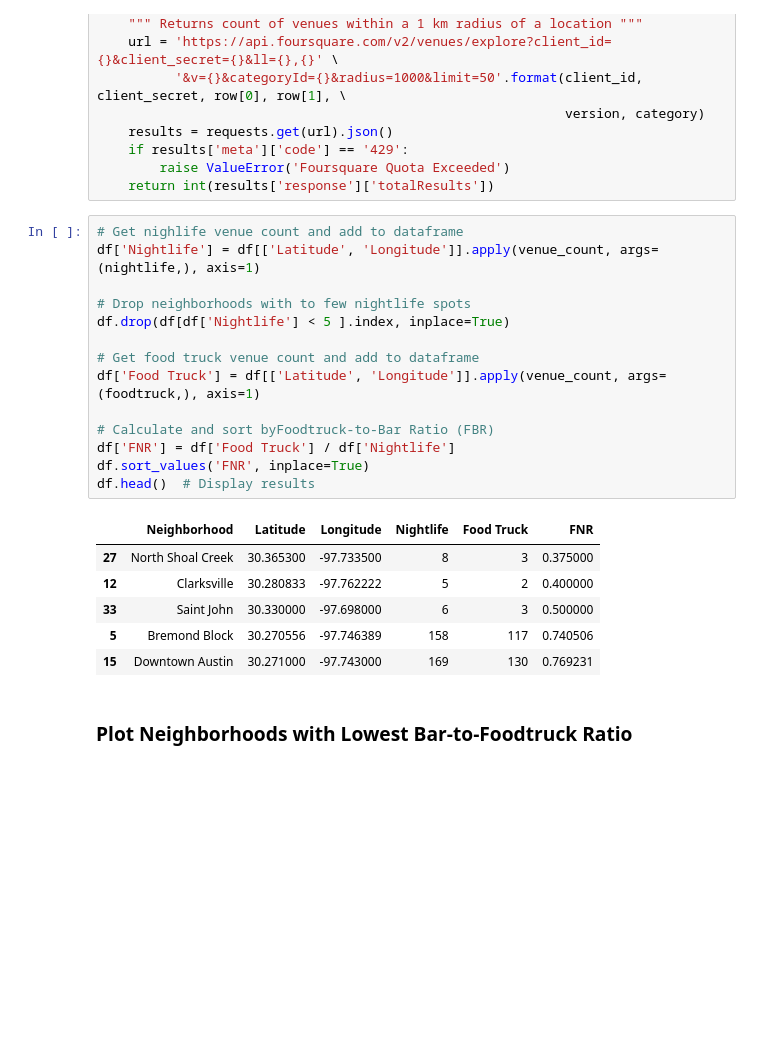
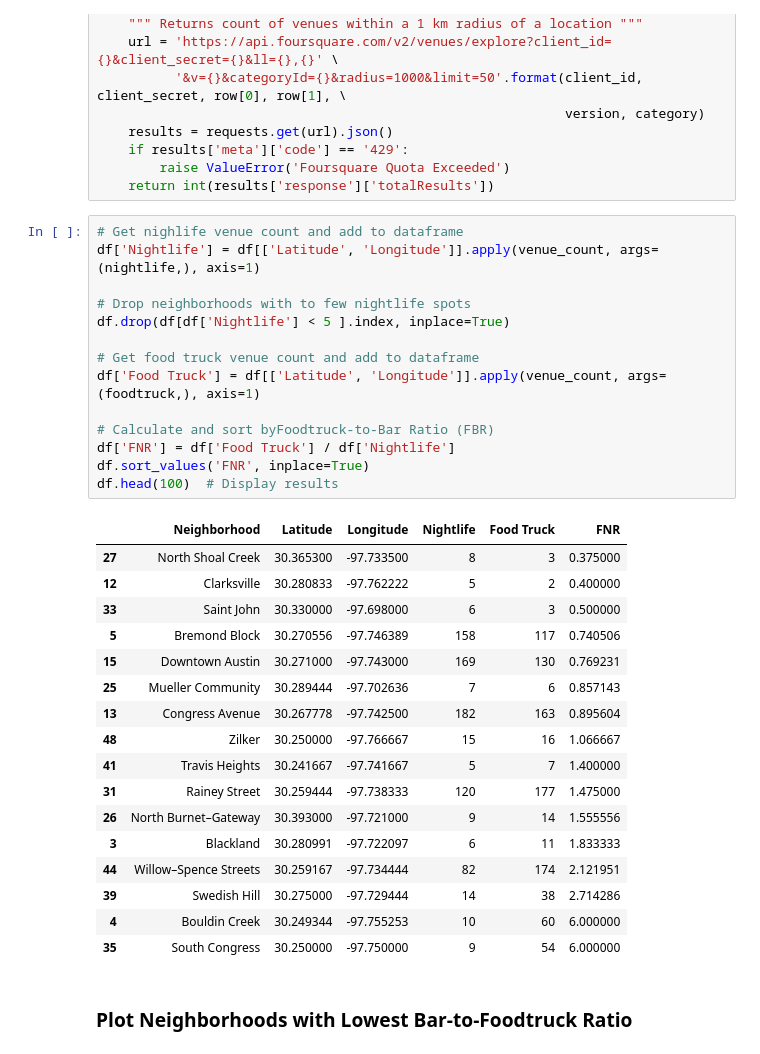
Before and after one commit to bryandeagle/Coursera_Capstone, a Jupyter notebook: Battle-of-the-Neighborhoods.ipynb, the cells around one changed output. Drawn from its saved outputs; the diff is of its cells as text; blank space fills up the shorter version.

```diff
--- a/Battle-of-the-Neighborhoods.ipynb
+++ b/Battle-of-the-Neighborhoods.ipynb
@@ -64,24 +64,35 @@ def venue_count(row, category):
 # %%
 # Get nighlife venue count and add to dataframe
 df['Nightlife'] = df[['Latitude', 'Longitude']].apply(venue_count, args=(nightlife,), axis=1)
 
 # Drop neighborhoods with to few nightlife spots
 df.drop(df[df['Nightlife'] < 5 ].index, inplace=True)
 
 # Get food truck venue count and add to dataframe
 df['Food Truck'] = df[['Latitude', 'Longitude']].apply(venue_count, args=(foodtruck,), axis=1)
 
 # Calculate and sort byFoodtruck-to-Bar Ratio (FBR)
 df['FNR'] = df['Food Truck'] / df['Nightlife']
 df.sort_values('FNR', inplace=True)
-df.head()  # Display results
+df.head(100)  # Display results
 # %% [output]
 |  | Neighborhood | Latitude | Longitude | Nightlife | Food Truck | FNR |
 | 27 | North Shoal Creek | 30.365300 | -97.733500 | 8 | 3 | 0.375000 |
 | 12 | Clarksville | 30.280833 | -97.762222 | 5 | 2 | 0.400000 |
 | 33 | Saint John | 30.330000 | -97.698000 | 6 | 3 | 0.500000 |
 | 5 | Bremond Block | 30.270556 | -97.746389 | 158 | 117 | 0.740506 |
 | 15 | Downtown Austin | 30.271000 | -97.743000 | 169 | 130 | 0.769231 |
+| 25 | Mueller Community | 30.289444 | -97.702636 | 7 | 6 | 0.857143 |
+| 13 | Congress Avenue | 30.267778 | -97.742500 | 182 | 163 | 0.895604 |
+| 48 | Zilker | 30.250000 | -97.766667 | 15 | 16 | 1.066667 |
+| 41 | Travis Heights | 30.241667 | -97.741667 | 5 | 7 | 1.400000 |
+| 31 | Rainey Street | 30.259444 | -97.738333 | 120 | 177 | 1.475000 |
+| 26 | North Burnet–Gateway | 30.393000 | -97.721000 | 9 | 14 | 1.555556 |
+| 3 | Blackland | 30.280991 | -97.722097 | 6 | 11 | 1.833333 |
+| 44 | Willow–Spence Streets | 30.259167 | -97.734444 | 82 | 174 | 2.121951 |
+| 39 | Swedish Hill | 30.275000 | -97.729444 | 14 | 38 | 2.714286 |
+| 4 | Bouldin Creek | 30.249344 | -97.755253 | 10 | 60 | 6.000000 |
+| 35 | South Congress | 30.250000 | -97.750000 | 9 | 54 | 6.000000 |
 # %% [markdown]
 ### Plot Neighborhoods with Lowest Bar-to-Foodtruck Ratio
 # %%
```
Also changed, not shown: parts of 2 cells of this notebook.
